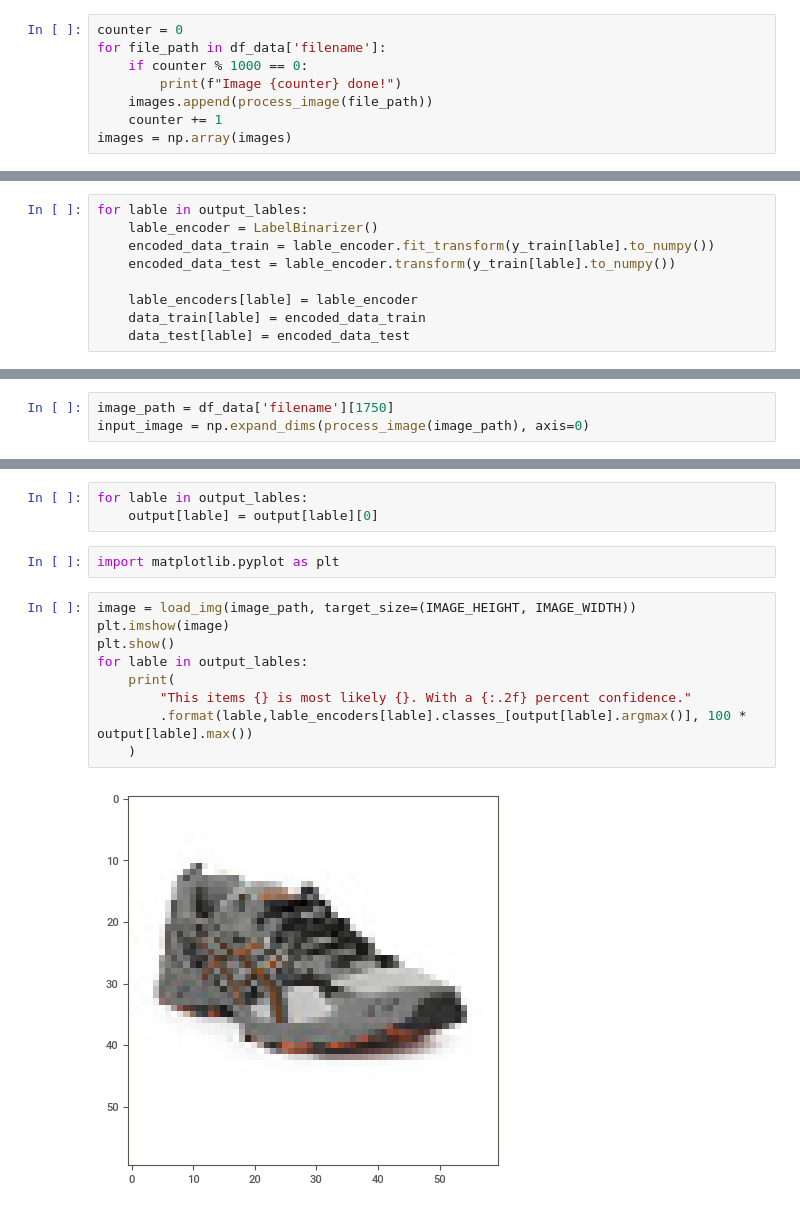
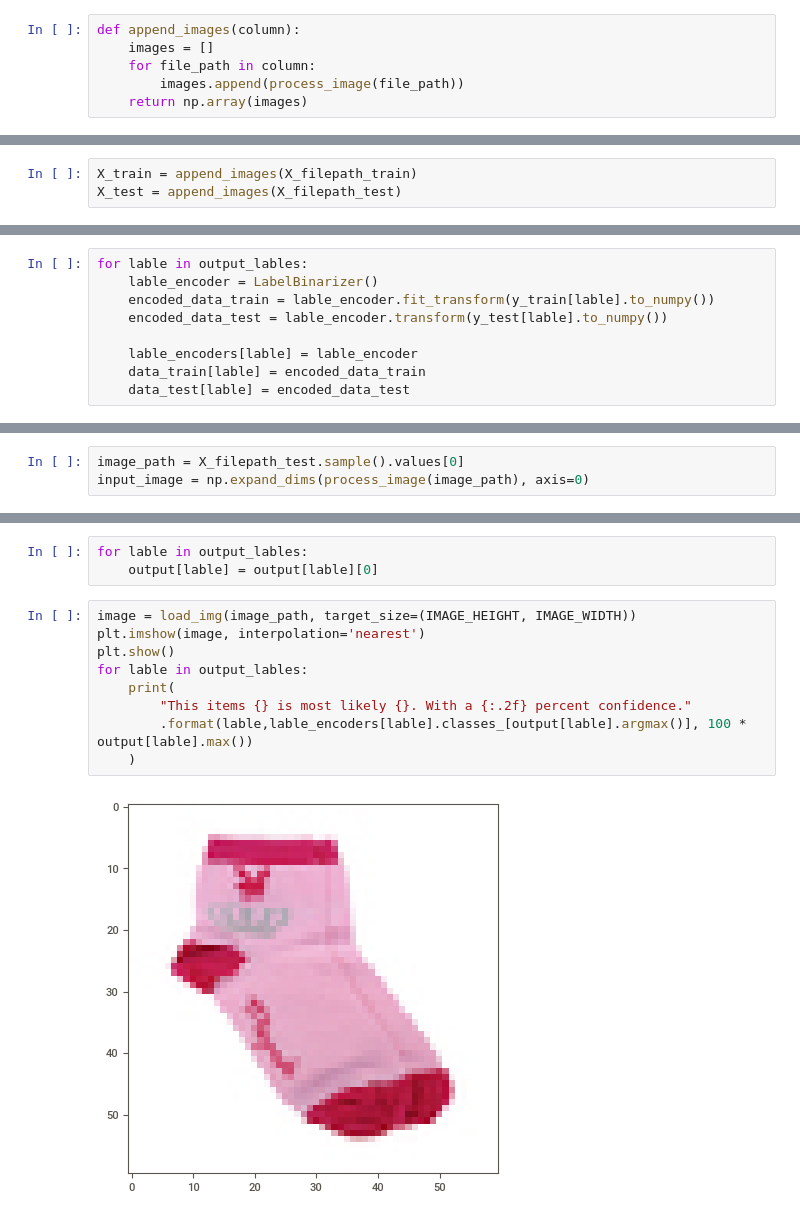
Before and after one commit to ihorkomarov/cloth_classifier, a Jupyter notebook: dataset_exploration.ipynb, the cells around one changed output, grey strips where cells are left out. Saved outputs shown, nothing was run; the diff lists cells and outputs as text.

```diff
--- a/dataset_exploration.ipynb
+++ b/dataset_exploration.ipynb
@@ -167,10 +165,8 @@ def process_image(image_path):
     image = img_to_array(image)
     return image
 # %%
-counter = 0
-for file_path in df_data['filename']:
-    if counter % 1000 == 0:
-        print(f"Image {counter} done!")
-    images.append(process_image(file_path))
-    counter += 1
-images = np.array(images)
+def append_images(column):
+    images = []
+    for file_path in column:
+        images.append(process_image(file_path))
+    return np.array(images)
@@ -194,4 +183,7 @@ output_lables = ["gender","masterCategory","subCategory","articleType","baseColo
                                                     test_size=0.2, random_state=42)
+# %%
+X_train = append_images(X_filepath_train)
+X_test = append_images(X_filepath_test)
 # %%
 y_train.head()
 # %% [output]
@@ -211,7 +203,7 @@ data_test = {}
 for lable in output_lables:
     lable_encoder = LabelBinarizer()
     encoded_data_train = lable_encoder.fit_transform(y_train[lable].to_numpy())
-    encoded_data_test = lable_encoder.transform(y_train[lable].to_numpy())
+    encoded_data_test = lable_encoder.transform(y_test[lable].to_numpy())
 
     lable_encoders[lable] = lable_encoder
     data_train[lable] = encoded_data_train
@@ -304,5 +320,5 @@ history_df.loc[:,[col for col in history_df.columns if 'loss' in col and 'val' n
 # %%
-image_path = df_data['filename'][1750]
+image_path = X_filepath_test.sample().values[0]
 input_image = np.expand_dims(process_image(image_path), axis=0)
 # %%
 output = model.predict(input_image)
@@ -311,16 +327,14 @@ output = model.predict(input_image)
 # %%
 for lable in output_lables:
     output[lable] = output[lable][0]
-# %%
-import matplotlib.pyplot as plt
 # %%
 image = load_img(image_path, target_size=(IMAGE_HEIGHT, IMAGE_WIDTH))
-plt.imshow(image)
+plt.imshow(image, interpolation='nearest')
 plt.show()
 for lable in output_lables:
     print(
         "This items {} is most likely {}. With a {:.2f} percent confidence."
         .format(lable,lable_encoders[lable].classes_[output[lable].argmax()], 100 * output[lable].max())
     )
 # %% [output]
-[figure, old version]
+[figure, new version]
```
Also changed, not shown: parts of 17 cells of this notebook, 1 other file.
